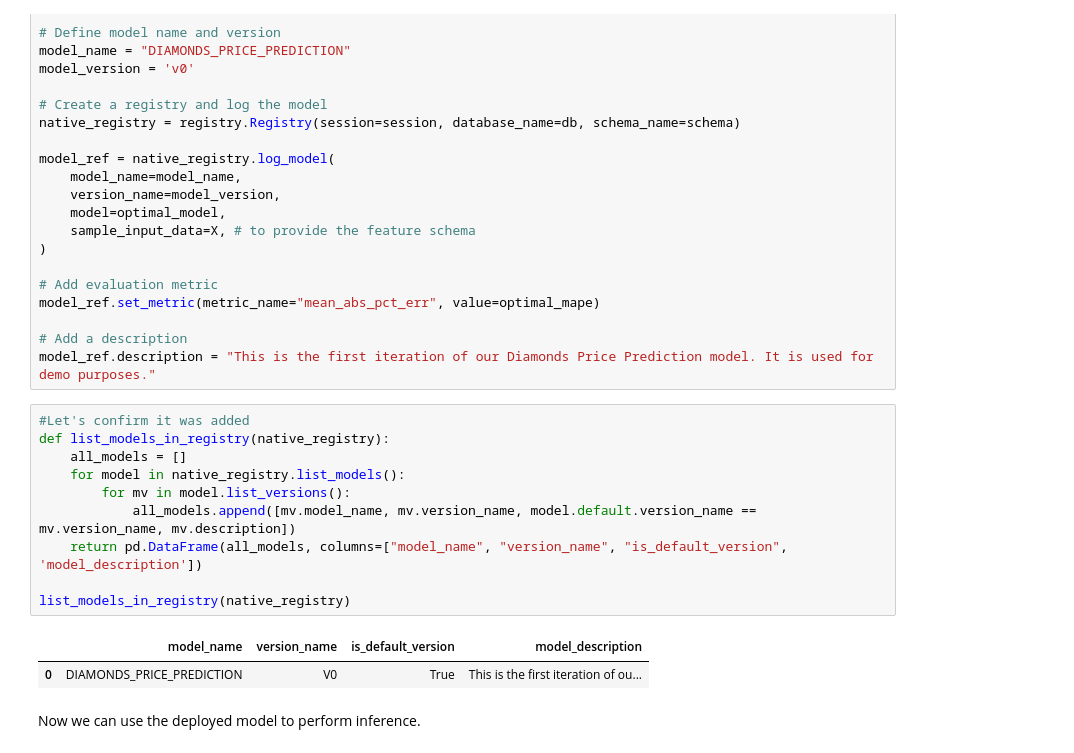
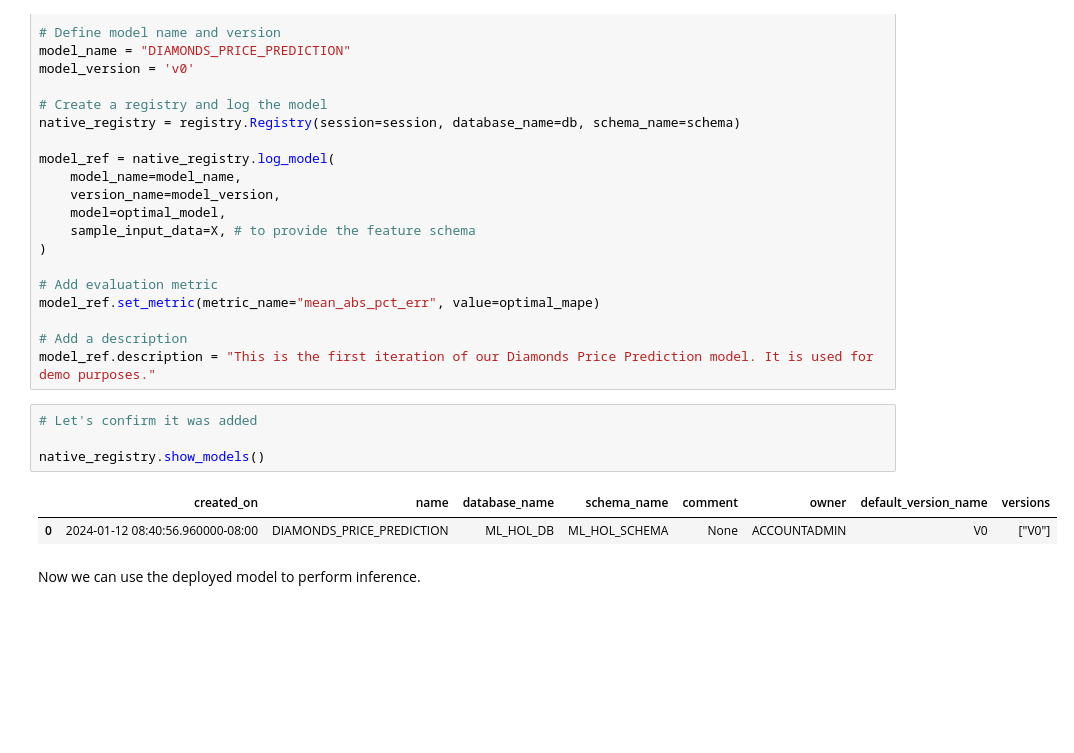
Before and after one commit to Snowflake-Labs/sfguide-intro-to-machine-learning-with-snowflake-ml-for-python, a Jupyter notebook: 3_snowpark_ml_model_training_deployment.ipynb, the cells around one changed output. Drawn from its saved outputs; the diff is of its cells as text; blank space fills up the shorter version.

```diff
--- a/3_snowpark_ml_model_training_deployment.ipynb
+++ b/3_snowpark_ml_model_training_deployment.ipynb
@@ -356,19 +356,13 @@ model_ref.set_metric(metric_name="mean_abs_pct_err", value=optimal_mape)
 
 # Add a description
 model_ref.description = "This is the first iteration of our Diamonds Price Prediction model. It is used for demo purposes."
-# %%
-#Let's confirm it was added
-def list_models_in_registry(native_registry):
-    all_models = []
-    for model in native_registry.list_models():
-        for mv in model.list_versions():
-            all_models.append([mv.model_name, mv.version_name, model.default.version_name == mv.version_name, mv.description])
-    return pd.DataFrame(all_models, columns=["model_name", "version_name", "is_default_version", 'model_description'])
-
-list_models_in_registry(native_registry)
-# %% [output]
-|  | model_name | version_name | is_default_version | model_description |
-| 0 | DIAMONDS_PRICE_PREDICTION | V0 | True | This is the first iteration of ou... |
+# %%
+# Let's confirm it was added
+
+native_registry.show_models()
+# %% [output]
+|  | created_on | name | database_name | schema_name | comment | owner | default_version_name | versions |
+| 0 | 2024-01-12 08:40:56.960000-08:00 | DIAMONDS_PRICE_PREDICTION | ML_HOL_DB | ML_HOL_SCHEMA | None | ACCOUNTADMIN | V0 | ["V0"] |
 # %% [markdown]
 Now we can use the deployed model to perform inference.
 # %%
```
Also changed, not shown: parts of 8 cells of this notebook.
